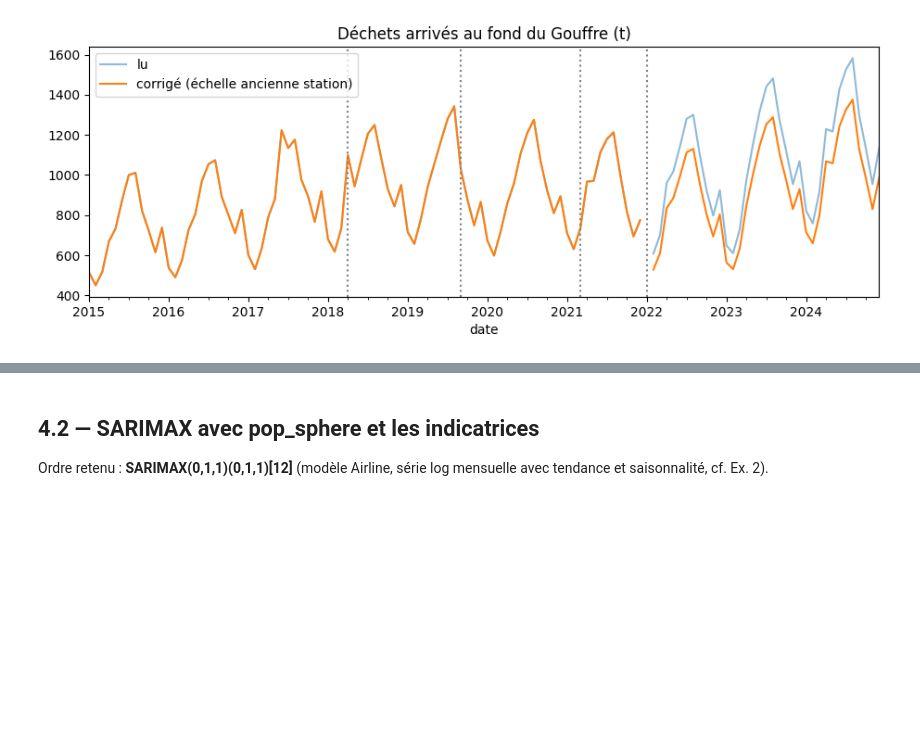
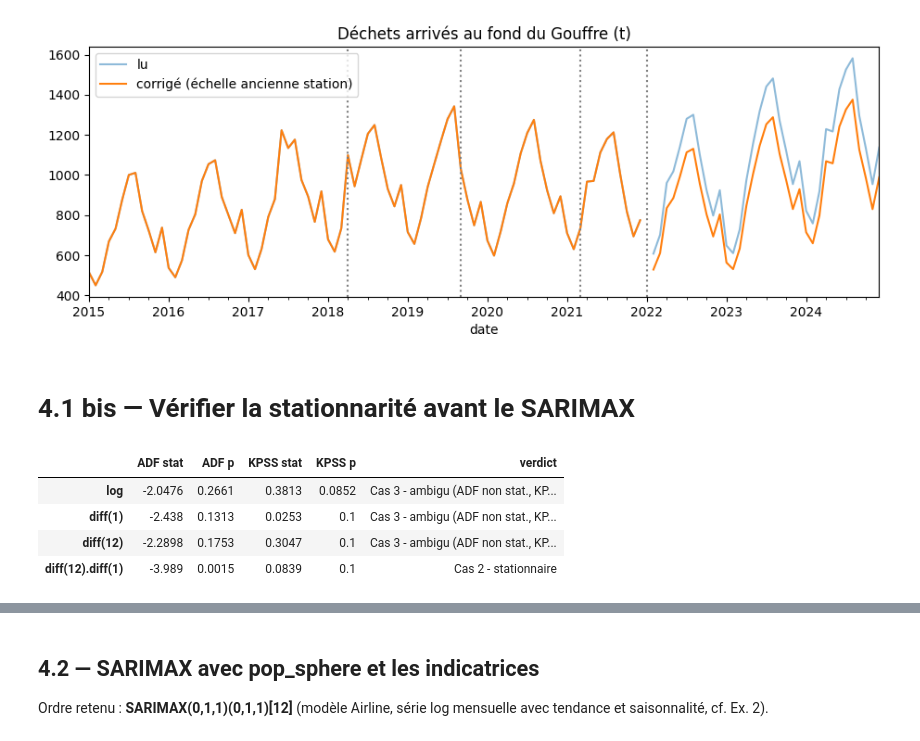
Before and after one commit to Cheikhcisse1/projet_FN, a Jupyter notebook: Cisse_cheikh_SARIMAX.ipynb, the cells around one changed output, grey strips where cells are left out. Cells and saved outputs as stored; diff of their text form; code cells hidden in the pictures; blank space fills up the shorter version.

```diff
--- a/Cisse_cheikh_SARIMAX.ipynb
+++ b/Cisse_cheikh_SARIMAX.ipynb
@@ -270,3 +279,30 @@ for d in ["2018-04","2019-09","2021-03","2022-01"]: ax.axvline(d, ls=":", c="gre
 ax.legend(); ax.set_title("Déchets arrivés au fond du Gouffre (t)"); plt.show()
 # %% [output]
 [figure]
+# %% [markdown]
+# 4.1 bis — Vérifier la stationnarité avant le SARIMAX
+# %%
+y_test = y.copy()
+y_test["2022-01-01"] = (y["2021-01-01"] + y["2023-01-01"]) / 2   # remplissage provisoire, tests uniquement
+
+def tests(x):
+    x = x.dropna()
+    adf_stat, adf_p = adfuller(x, autolag="AIC")[:2]
+    kpss_stat, kpss_p = kpss(x, regression="c", nlags="auto")[:2]
+    adf_ok, kpss_ok = adf_p < 0.05, kpss_p >= 0.05
+    cas = {(False, False): "Cas 1 - non stationnaire", (True, True): "Cas 2 - stationnaire",
+           (False, True): "Cas 3 - ambigu (ADF non stat., KPSS stat.)", (True, False): "Cas 4 - stat. en différence"}[(adf_ok, kpss_ok)]
+    return pd.Series({"ADF stat": adf_stat, "ADF p": adf_p, "KPSS stat": kpss_stat, "KPSS p": kpss_p, "verdict": cas})
+
+pd.DataFrame({
+    "log": tests(y_test),
+    "diff(1)": tests(y_test.diff()),
+    "diff(12)": tests(y_test.diff(12)),
+    "diff(12).diff(1)": tests(y_test.diff(12).diff()),
+}).T
+# %% [output]
+|  | ADF stat | ADF p | KPSS stat | KPSS p | verdict |
+| log | -2.0476 | 0.2661 | 0.3813 | 0.0852 | Cas 3 - ambigu (ADF non stat., KP... |
+| diff(1) | -2.438 | 0.1313 | 0.0253 | 0.1 | Cas 3 - ambigu (ADF non stat., KP... |
+| diff(12) | -2.2898 | 0.1753 | 0.3047 | 0.1 | Cas 3 - ambigu (ADF non stat., KP... |
+| diff(12).diff(1) | -3.989 | 0.0015 | 0.0839 | 0.1 | Cas 2 - stationnaire |
```
Also changed, not shown: parts of 2 cells of this notebook.
